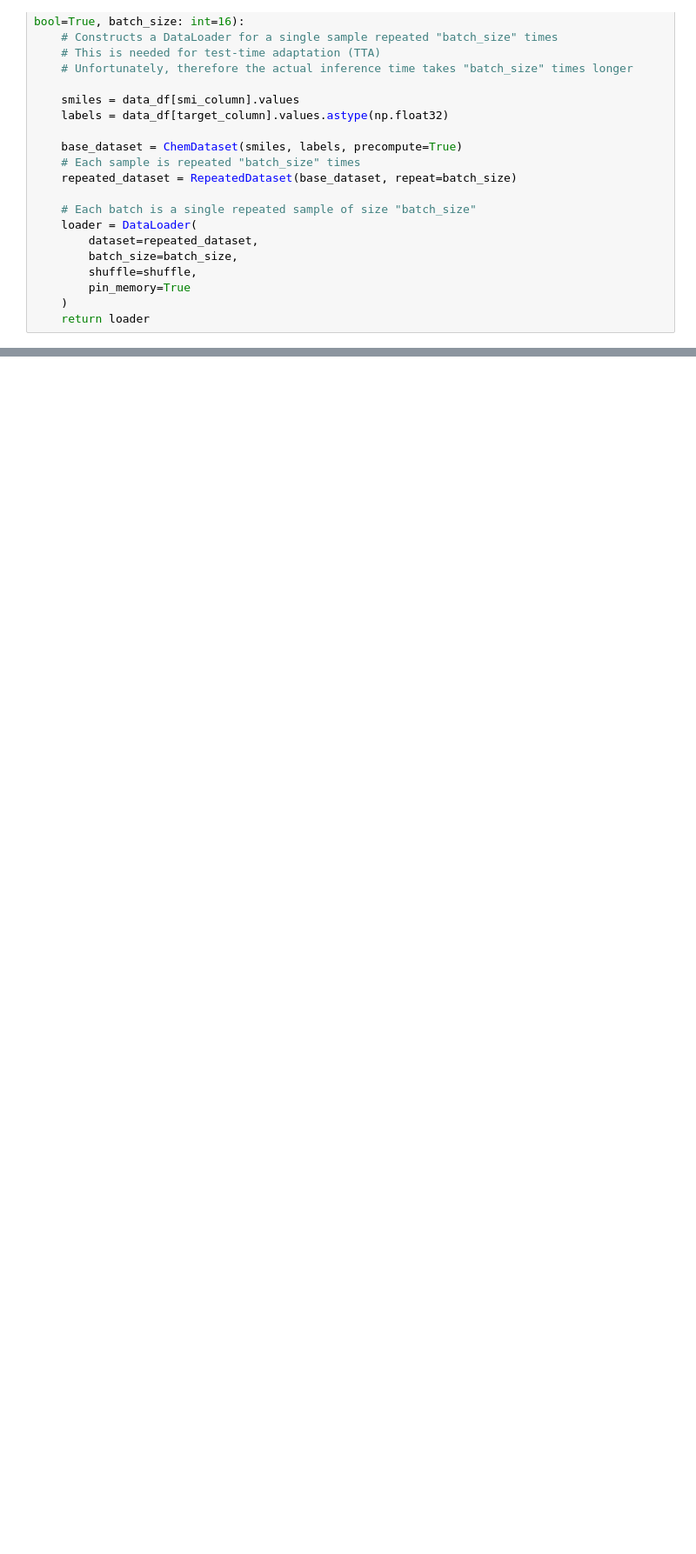
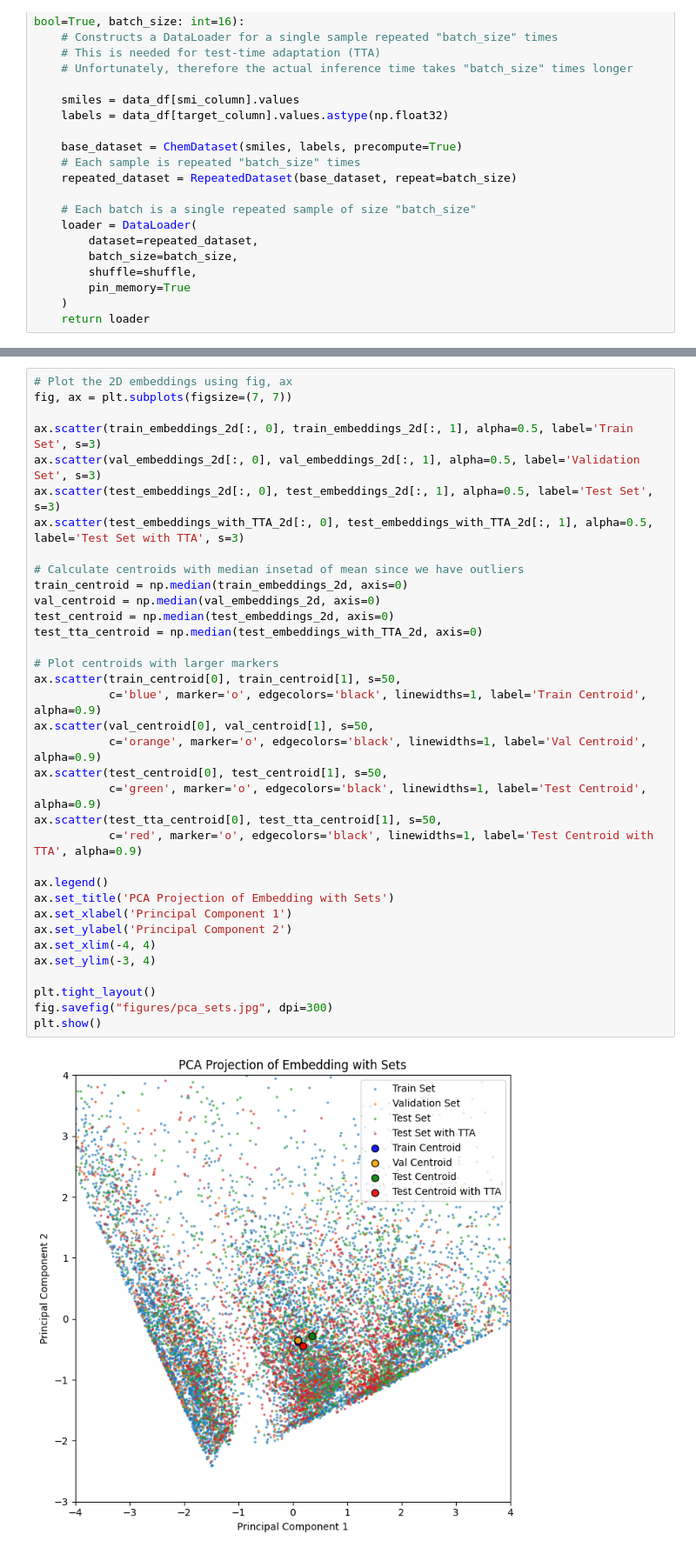
Before and after one commit to p0017/Molecular-Test-Time-Adaptation, a Jupyter notebook: DMPNN.ipynb, the cells around one changed output, grey strips where cells are left out. Shown at 87% size. Saved outputs shown, nothing was run; the diff lists cells and outputs as text; blank space fills up the shorter version.

```diff
--- a/DMPNN.ipynb
+++ b/DMPNN.ipynb
@@ -747,0 +971,37 @@ Test MAE: 0.95
+# %%
+# Plot the 2D embeddings using fig, ax
+fig, ax = plt.subplots(figsize=(7, 7))
+
+ax.scatter(train_embeddings_2d[:, 0], train_embeddings_2d[:, 1], alpha=0.5, label='Train Set', s=3)
+ax.scatter(val_embeddings_2d[:, 0], val_embeddings_2d[:, 1], alpha=0.5, label='Validation Set', s=3)
+ax.scatter(test_embeddings_2d[:, 0], test_embeddings_2d[:, 1], alpha=0.5, label='Test Set', s=3)
+ax.scatter(test_embeddings_with_TTA_2d[:, 0], test_embeddings_with_TTA_2d[:, 1], alpha=0.5, label='Test Set with TTA', s=3)
+
+# Calculate centroids with median insetad of mean since we have outliers
+train_centroid = np.median(train_embeddings_2d, axis=0)
+val_centroid = np.median(val_embeddings_2d, axis=0)
+test_centroid = np.median(test_embeddings_2d, axis=0)
+test_tta_centroid = np.median(test_embeddings_with_TTA_2d, axis=0)
+
+# Plot centroids with larger markers
+ax.scatter(train_centroid[0], train_centroid[1], s=50,
+           c='blue', marker='o', edgecolors='black', linewidths=1, label='Train Centroid', alpha=0.9)
+ax.scatter(val_centroid[0], val_centroid[1], s=50,
+           c='orange', marker='o', edgecolors='black', linewidths=1, label='Val Centroid', alpha=0.9)
+ax.scatter(test_centroid[0], test_centroid[1], s=50,
+           c='green', marker='o', edgecolors='black', linewidths=1, label='Test Centroid', alpha=0.9)
+ax.scatter(test_tta_centroid[0], test_tta_centroid[1], s=50,
+           c='red', marker='o', edgecolors='black', linewidths=1, label='Test Centroid with TTA', alpha=0.9)
+
+ax.legend()
+ax.set_title('PCA Projection of Embedding with Sets')
+ax.set_xlabel('Principal Component 1')
+ax.set_ylabel('Principal Component 2')
+ax.set_xlim(-4, 4)
+ax.set_ylim(-3, 4)
+
+plt.tight_layout()
+fig.savefig("figures/pca_sets.jpg", dpi=300)
+plt.show()
+# %% [output]
+[figure, added]
```
Also changed, not shown: parts of 42 cells of this notebook, 7 other files.
